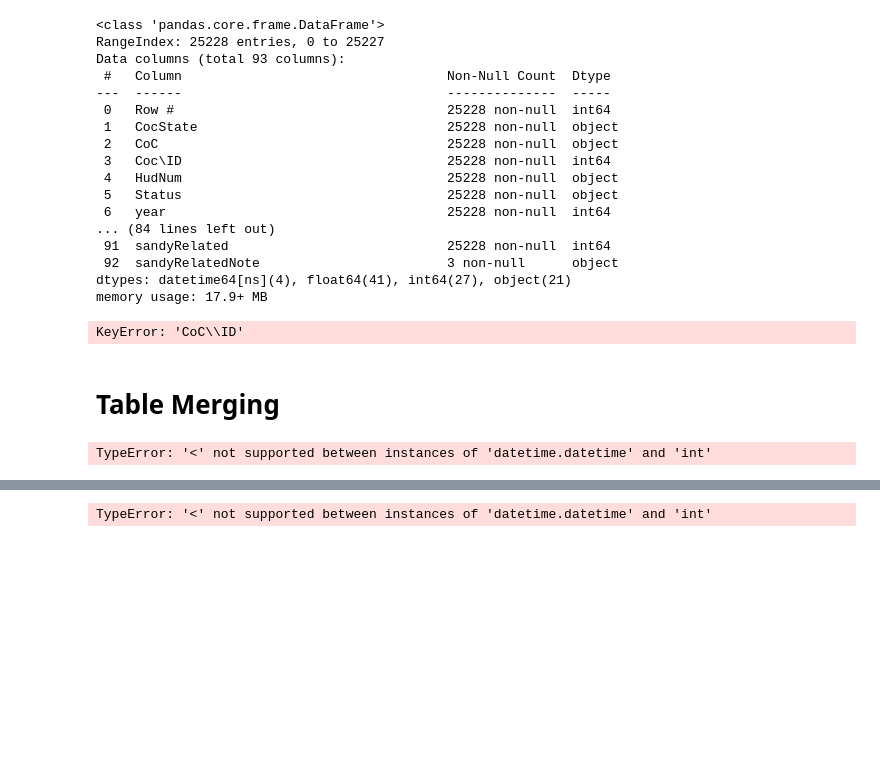
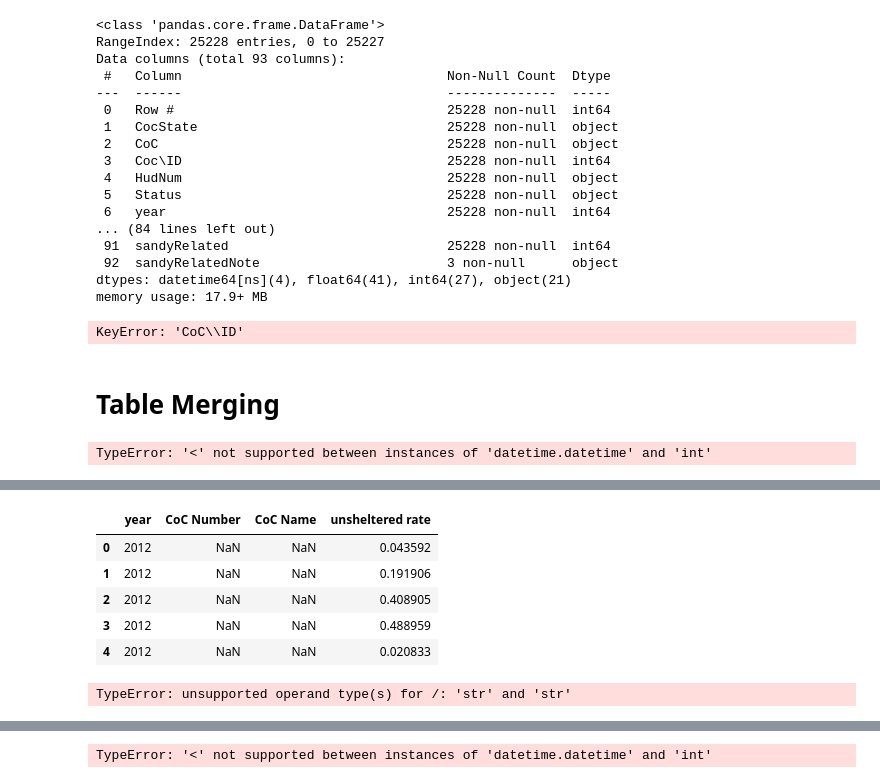
Before and after one commit to nicolacave/predicting_us_homelessness, a Jupyter notebook: notebooks/data_cleaning_homelessness.ipynb, the cells around one changed output, grey strips where cells are left out. Saved outputs shown, nothing was run; the diff lists cells and outputs as text; code cells hidden in the pictures; blank space fills up the shorter version.

```diff
--- a/notebooks/data_cleaning_homelessness.ipynb
+++ b/notebooks/data_cleaning_homelessness.ipynb
@@ -257,0 +282,16 @@ HIC_df
+# %%
+PIT_2012.head()
+# %% [output]
+|  | year | CoC Number | CoC Name | unsheltered rate |
+| 0 | 2012 | NaN | NaN | 0.043592 |
+| 1 | 2012 | NaN | NaN | 0.191906 |
+| 2 | 2012 | NaN | NaN | 0.408905 |
+| 3 | 2012 | NaN | NaN | 0.488959 |
+| 4 | 2012 | NaN | NaN | 0.020833 |
+# %%
+PIT_2013 = pd.read_csv("../data/2007-2020-PIT-Estimates-by-CoC/2013-Table 1.csv")
+PIT_2013['year'] = '2013'
+PIT_2013['unsheltered rate'] = (PIT_2013['Unsheltered Homeless, 2013'] / PIT_2013['Overall Homeless, 2013'])
+PIT_2013 = PIT_2013.loc[:, ['year','CoC Number', 'CoC Name', 'unsheltered rate']]
+# %% [output]
+TypeError: unsupported operand type(s) for /: 'str' and 'str'
```
Also changed, not shown: parts of 28 cells of this notebook, 3 other files.
